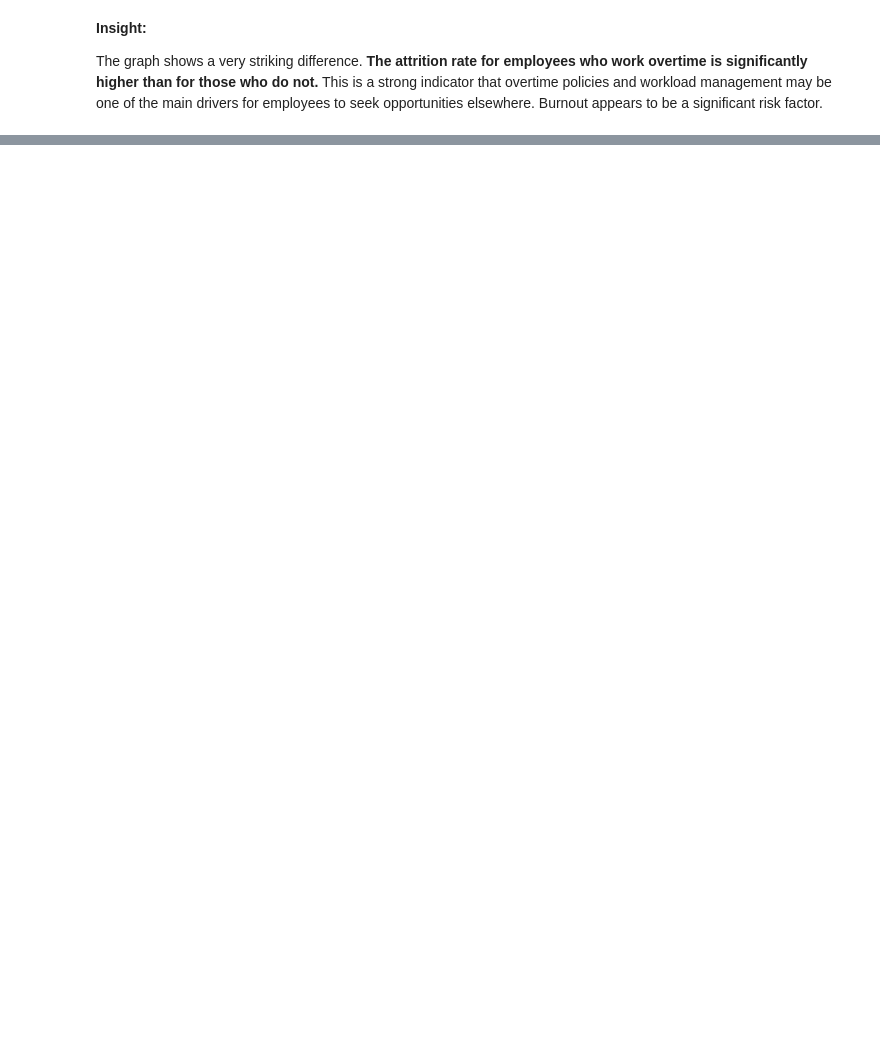
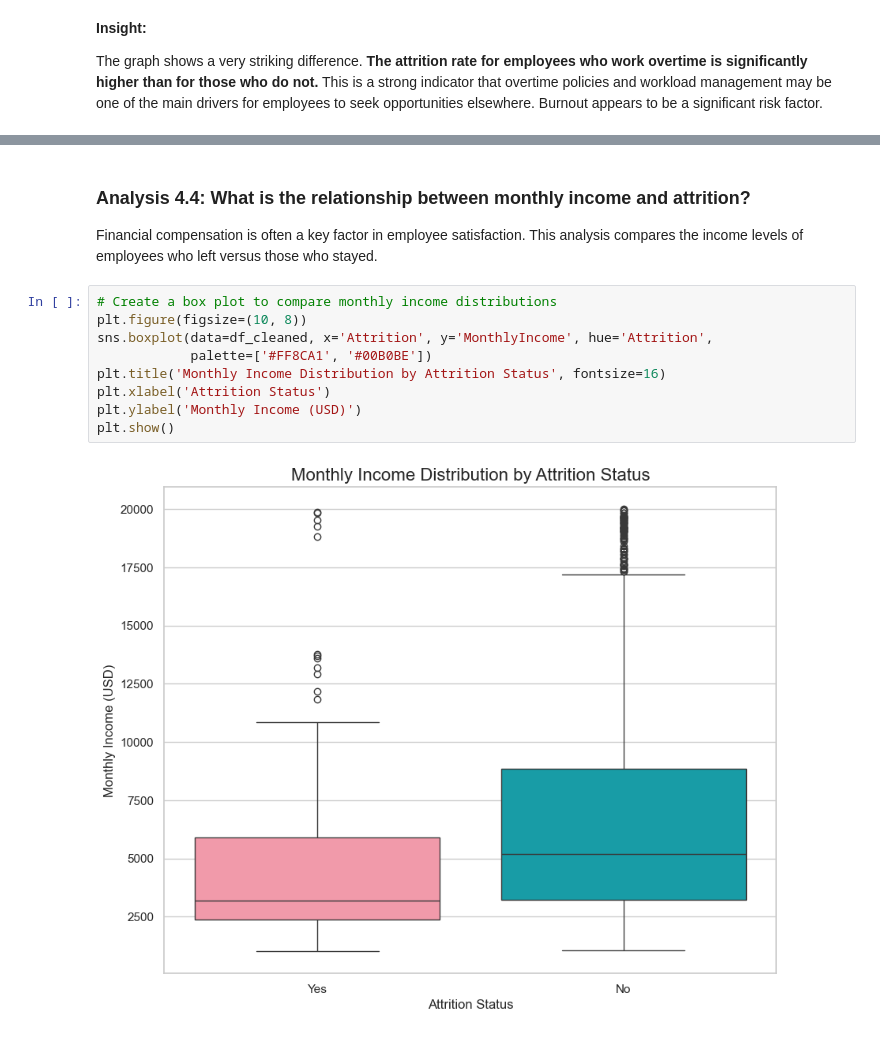
Before and after one commit to praditaw/hr-analytics-employee-attrition, a Jupyter notebook: hr_analytics_employee_attrition.ipynb, the cells around one changed output, grey strips where cells are left out. Saved outputs shown, nothing was run; the diff lists cells and outputs as text; blank space fills up the shorter version.

```diff
--- a/hr_analytics_employee_attrition.ipynb
+++ b/hr_analytics_employee_attrition.ipynb
@@ -288,0 +310,15 @@ The graph shows a very striking difference. **The attrition rate for employees w
+# %% [markdown]
+### **Analysis 4.4: What is the relationship between monthly income and attrition?**
+
+Financial compensation is often a key factor in employee satisfaction. This analysis compares the income levels of employees who left versus those who stayed.
+# %%
+# Create a box plot to compare monthly income distributions
+plt.figure(figsize=(10, 8))
+sns.boxplot(data=df_cleaned, x='Attrition', y='MonthlyIncome', hue='Attrition',
+            palette=['#FF8CA1', '#00B0BE'])
+plt.title('Monthly Income Distribution by Attrition Status', fontsize=16)
+plt.xlabel('Attrition Status')
+plt.ylabel('Monthly Income (USD)')
+plt.show()
+# %% [output]
+[figure, added]
```
Also changed, not shown: parts of 15 cells of this notebook, 1 other file.
